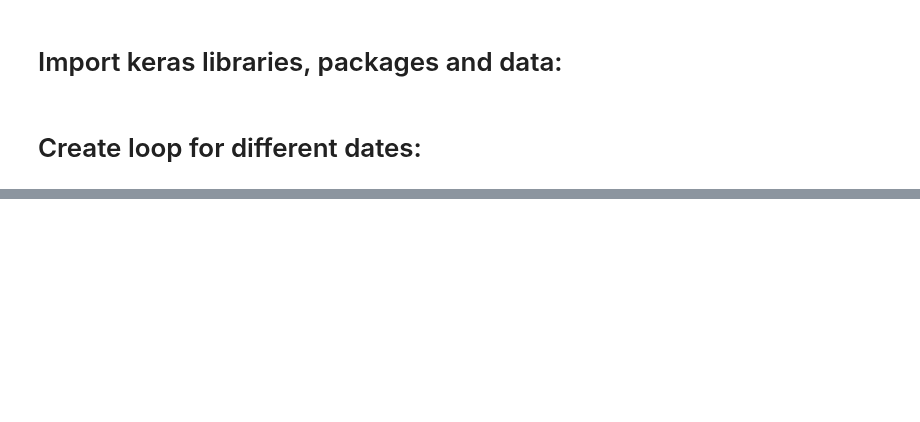
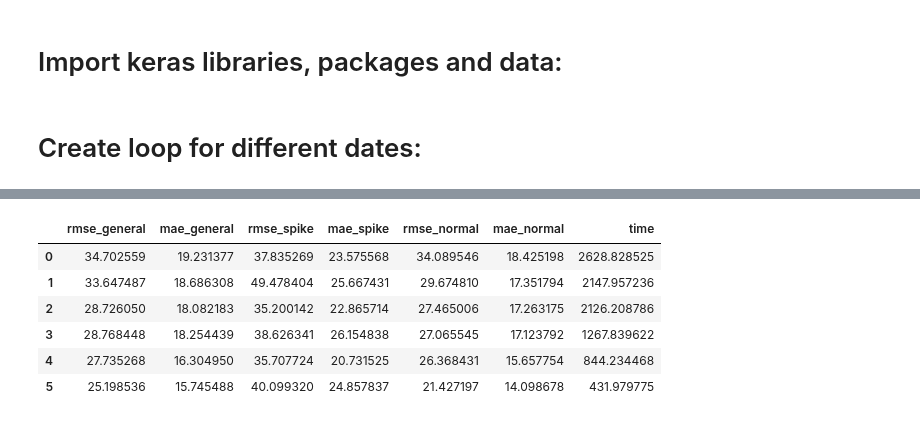
Before and after one commit to mam619/SEF_Thesis, a Jupyter notebook: LSTM_Tuning/Regression_LSTM_Tuning_5_prediction_window_stateless_for_spike_regions.ipynb, the cells around one changed output, grey strips where cells are left out. Saved outputs shown, nothing was run; the diff lists cells and outputs as text; code cells hidden in the pictures; blank space fills up the shorter version.

```diff
--- a/LSTM_Tuning/Regression_LSTM_Tuning_5_prediction_window_stateless_for_spike_regions.ipynb
+++ b/LSTM_Tuning/Regression_LSTM_Tuning_5_prediction_window_stateless_for_spike_regions.ipynb
@@ -391,24 +416,34 @@ Epoch 93/100
 # %%
 results = pd.DataFrame({
                         'rmse_general': rmse_gen,
 
                         'mae_general': mae_gen,
 
                         'rmse_spike': rmse_spi,
 
                         'mae_spike': mae_spi,
 
                         'rmse_normal': rmse_nor,
 
                         'mae_normal': mae_nor,
 
                         'time': time_count})
 
 
 results.to_csv('Results_LSTM_Prediction_window.csv')
+
+y_pred_list = pd.Series(y_pred_list)
 y_pred_list.to_csv('Predictions_LSTM_Prediciton_window.csv')
 
 results
+# %% [output]
+|  | rmse_general | mae_general | rmse_spike | mae_spike | rmse_normal | mae_normal | time |
+| 0 | 34.702559 | 19.231377 | 37.835269 | 23.575568 | 34.089546 | 18.425198 | 2628.828525 |
+| 1 | 33.647487 | 18.686308 | 49.478404 | 25.667431 | 29.674810 | 17.351794 | 2147.957236 |
+| 2 | 28.726050 | 18.082183 | 35.200142 | 22.865714 | 27.465006 | 17.263175 | 2126.208786 |
+| 3 | 28.768448 | 18.254439 | 38.626341 | 26.154838 | 27.065545 | 17.123792 | 1267.839622 |
+| 4 | 27.735268 | 16.304950 | 35.707724 | 20.731525 | 26.368431 | 15.657754 | 844.234468 |
+| 5 | 25.198536 | 15.745488 | 40.099320 | 24.857837 | 21.427197 | 14.098678 | 431.979775 |
 # %%
 def highlight_min(s):
     '''
```
Also changed, not shown: parts of 6 cells of this notebook, 16 other files.
